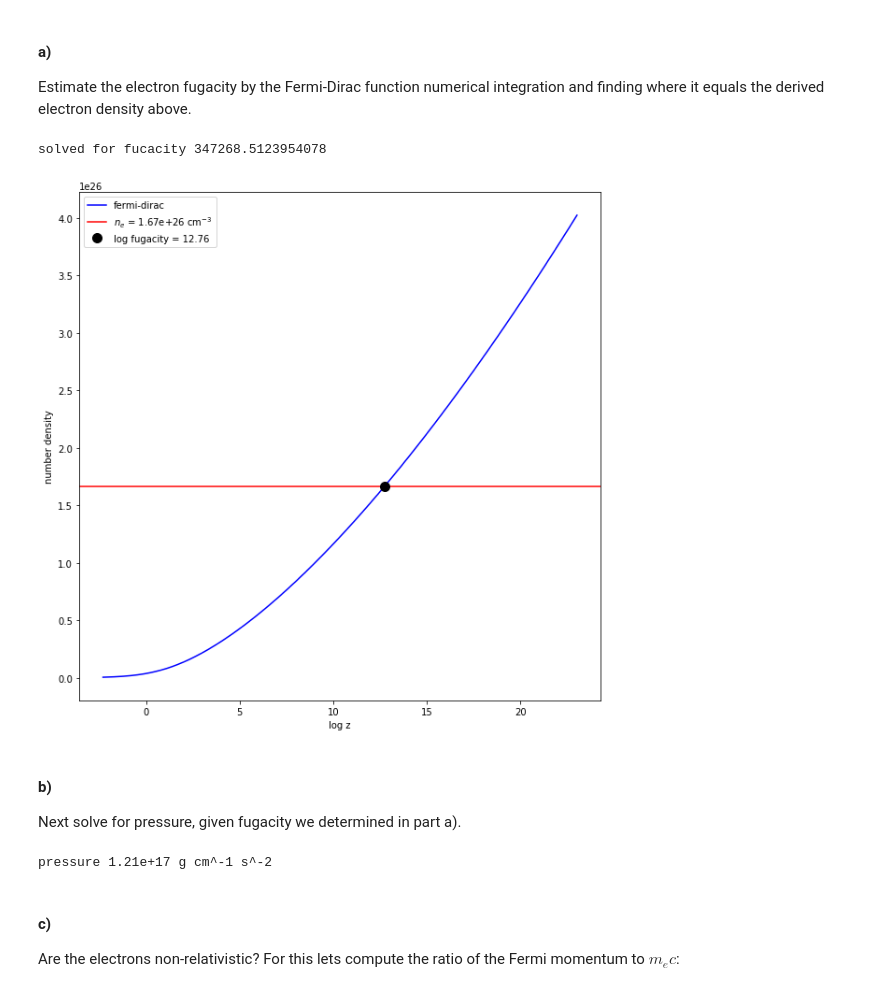
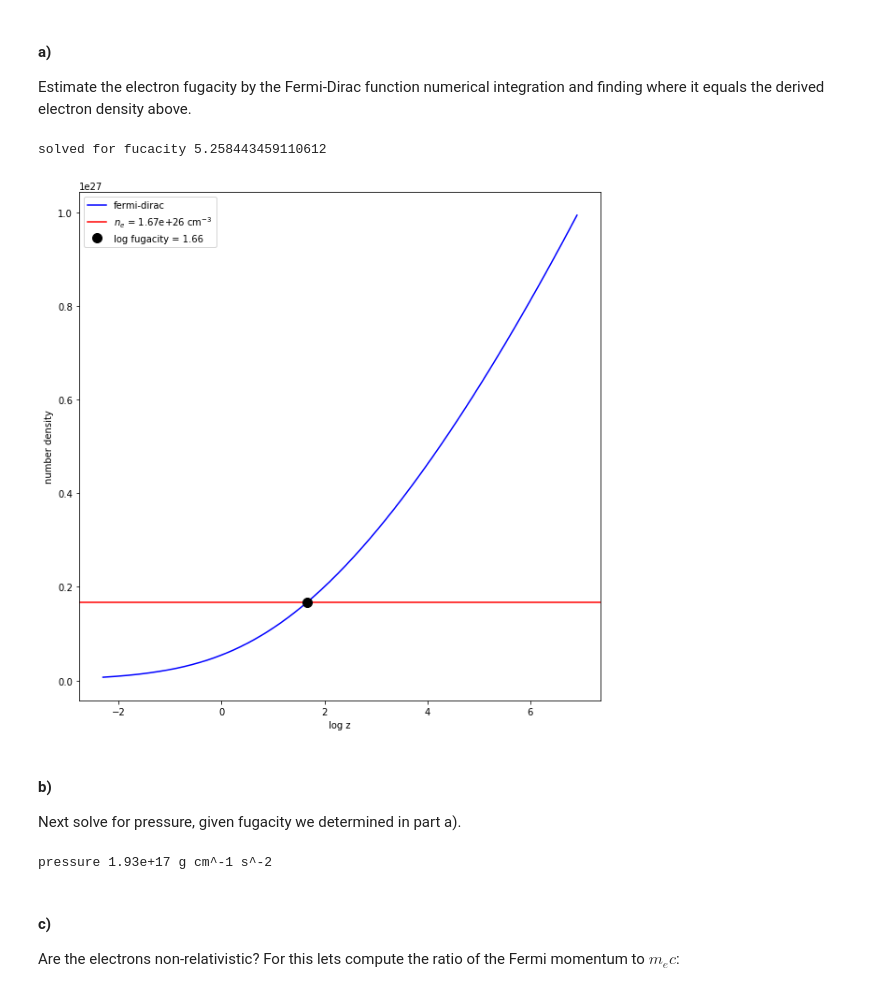
Before and after one commit to csayres/astro507, a Jupyter notebook: hw3/hw3.ipynb, the cells around one changed output. Cells and saved outputs as stored; diff of their text form; code cells hidden in the pictures.

Commit message:
fixed temp typo

```diff
--- a/hw3/hw3.ipynb
+++ b/hw3/hw3.ipynb
@@ -123,7 +118,7 @@ print(numpy.max(numpy.abs(goodMus)))
 #### 3)
 Code up the constants and conversions required for the problem:
 # %%
-T = 10**6 # temp of star K
+T = 6e6 # temp of star K
 pc = 325 # g per cm^3 central density of star
 me = 9.10938e-28 # g electron mass
 mp = 1.67e-24 # g mass of proton
@@ -142,29 +137,29 @@ def fermiDirac(w, nu, z):
 Estimate the electron fugacity by the Fermi-Dirac function numerical integration and finding where it equals the derived electron density above.
 # %%
 density = []
-zs = numpy.logspace(-1,10,100000)
+zs = numpy.logspace(-1,3,100000)
 for z in zs:
     fz = quad(fermiDirac, 0, numpy.inf, args=(0.5, z))
     # get density
     _ne = 2*(2*s+1)/(numpy.pi**(1/2)*lambd**3)*fz[0]
     density.append(_ne)
 density = numpy.array(density)
 
 # find fugacity at given ne
 minInd = numpy.argmin(numpy.abs(density-ne))
 bestFugacity = zs[minInd]
 print("solved for fucacity", bestFugacity)
 
 plt.figure(figsize=(10,10))
 plt.plot(numpy.log(zs), density, 'b', label="fermi-dirac")
 plt.axhline(ne, color="r", label=r"$n_e$ = %.2e cm$^{-3}$"%(ne))
 plt.plot(numpy.log(bestFugacity), ne, 'ok', markersize=10, label="log fugacity = %.2f"%(numpy.log(bestFugacity)))
 plt.xlabel("log z")
 plt.ylabel("number density")
 plt.legend();
 # %% [output]
-solved for fucacity 347268.5123954078
+solved for fucacity 5.258443459110612
-[figure, old version]
+[figure, new version]
 # %% [markdown]
 #### b)
 Next solve for pressure, given fugacity we determined in part a).
@@ -173,7 +168,7 @@ fz = quad(fermiDirac, 0, numpy.inf, args=(1.5, bestFugacity))
 pressure = 4*(2*s+1)/(3*numpy.pi**(1/2)*lambd**3)*fz[0]*kb*T
 print("pressure %.2e g cm^-1 s^-2"%pressure)
 # %% [output]
-pressure 1.21e+17 g cm^-1 s^-2
+pressure 1.93e+17 g cm^-1 s^-2
 # %% [markdown]
 #### c)
 Are the electrons non-relativistic?  For this lets compute the ratio of the Fermi momentum to $m_e c$:
```
Also changed, not shown: parts of 6 cells of this notebook, 1 other file.
